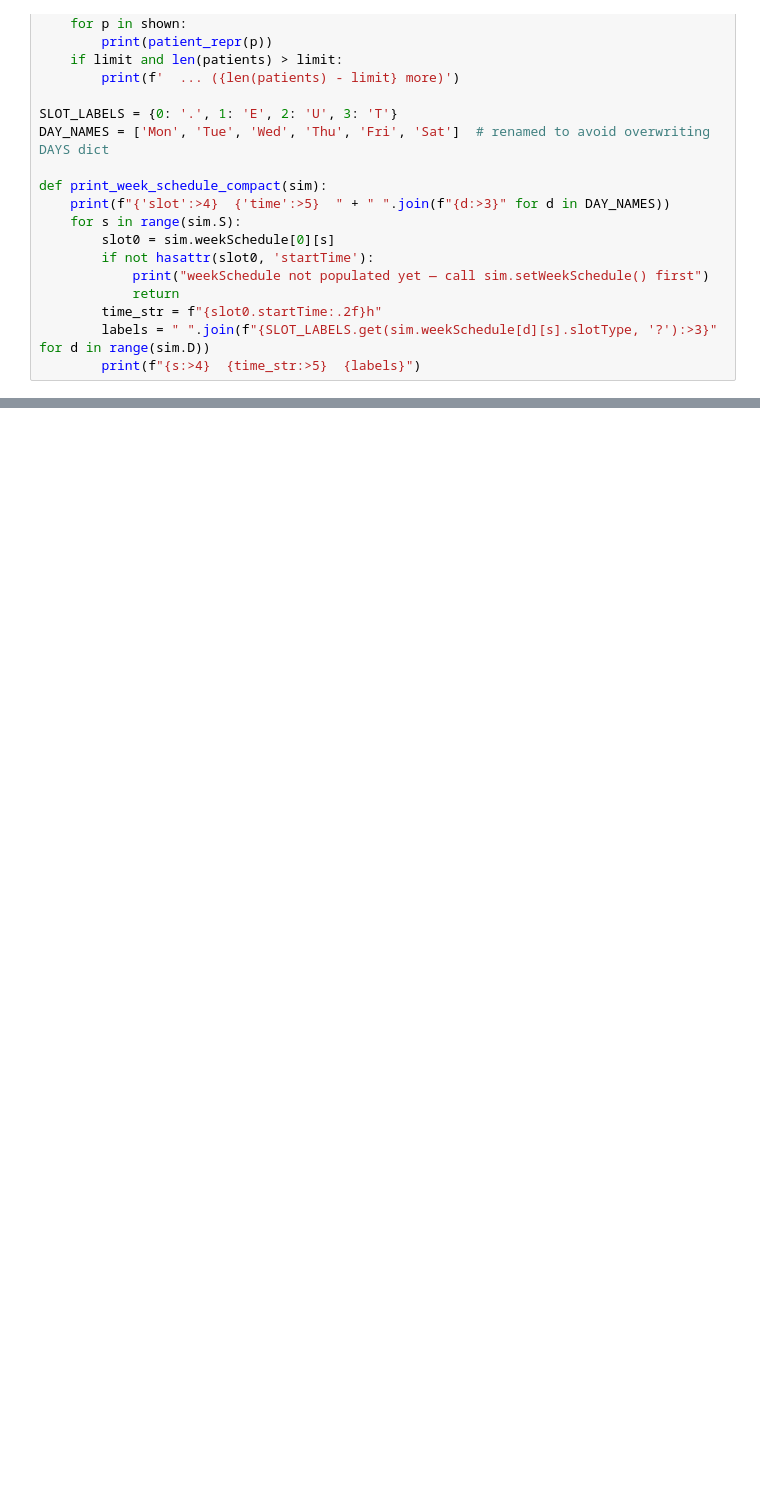
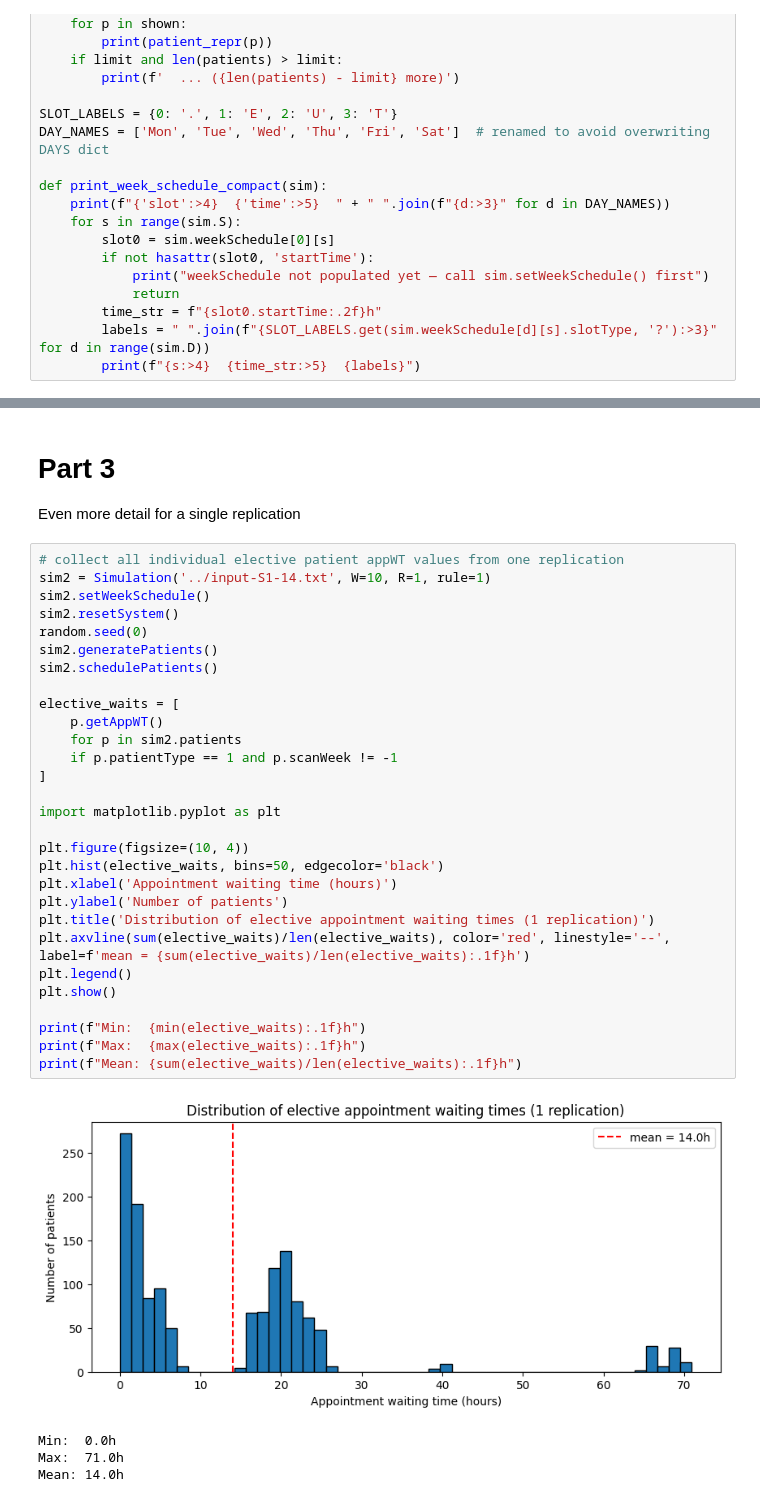
Before and after one commit to Emll3/simul_solo, a Jupyter notebook: python-code/EDA.ipynb, the cells around one changed output, grey strips where cells are left out. Cells and saved outputs as stored; diff of their text form; blank space fills up the shorter version.

```diff
--- a/python-code/EDA.ipynb
+++ b/python-code/EDA.ipynb
@@ -172,0 +192,37 @@ sim.patients
+# %% [markdown]
+# Part 3
+Even more detail for a single replication
+# %%
+# collect all individual elective patient appWT values from one replication
+sim2 = Simulation('../input-S1-14.txt', W=10, R=1, rule=1)
+sim2.setWeekSchedule()
+sim2.resetSystem()
+random.seed(0)
+sim2.generatePatients()
+sim2.schedulePatients()
+
+elective_waits = [
+    p.getAppWT()
+    for p in sim2.patients
+    if p.patientType == 1 and p.scanWeek != -1
+]
+
+import matplotlib.pyplot as plt
+
+plt.figure(figsize=(10, 4))
+plt.hist(elective_waits, bins=50, edgecolor='black')
+plt.xlabel('Appointment waiting time (hours)')
+plt.ylabel('Number of patients')
+plt.title('Distribution of elective appointment waiting times (1 replication)')
+plt.axvline(sum(elective_waits)/len(elective_waits), color='red', linestyle='--', label=f'mean = {sum(elective_waits)/len(elective_waits):.1f}h')
+plt.legend()
+plt.show()
+
+print(f"Min:  {min(elective_waits):.1f}h")
+print(f"Max:  {max(elective_waits):.1f}h")
+print(f"Mean: {sum(elective_waits)/len(elective_waits):.1f}h")
+# %% [output]
+[figure, added]
+Min:  0.0h
+Max:  71.0h
+Mean: 14.0h
```
Also changed, not shown: parts of 15 cells of this notebook.
